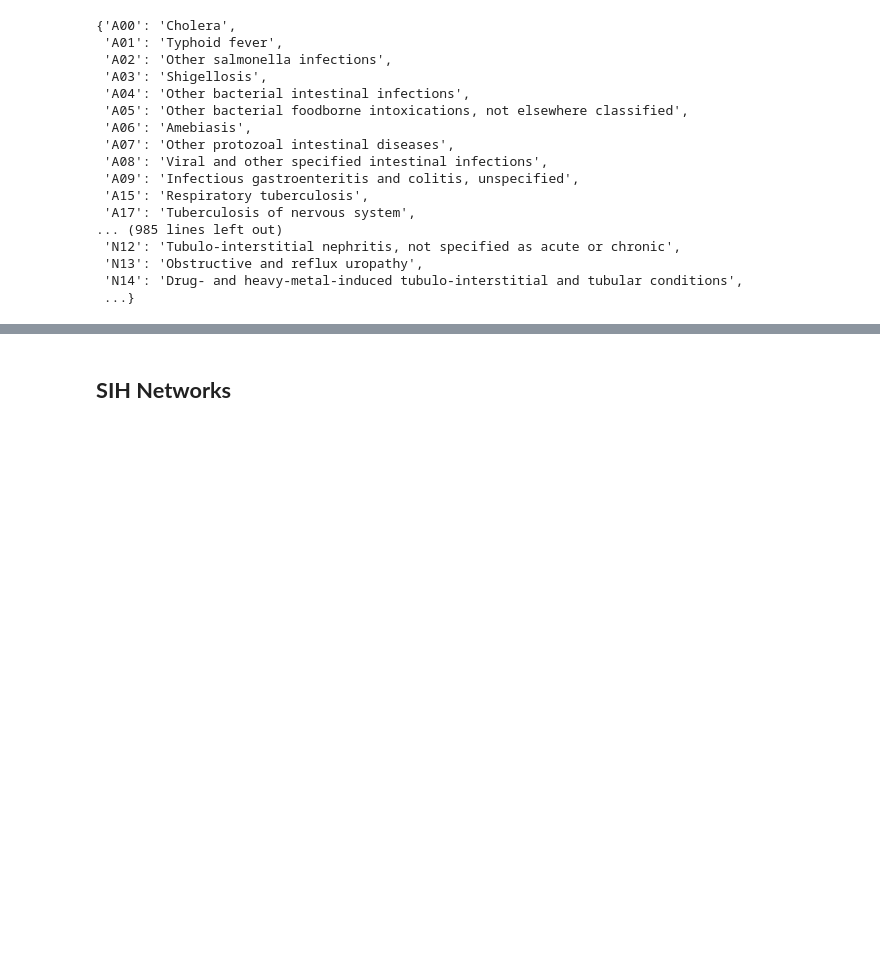
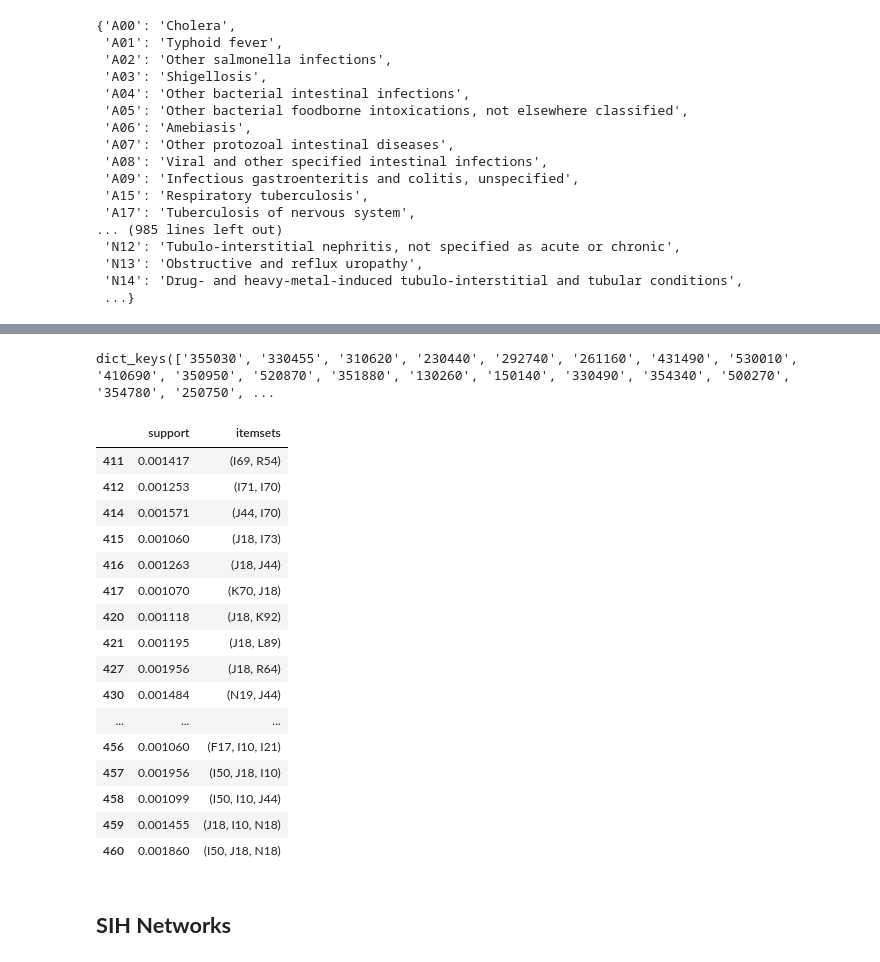
Before and after one commit to humbertocarmona/pyopensus, a Jupyter notebook: notebooks/preliminar.ipynb, the cells around one changed output, grey strips where cells are left out. Saved outputs shown, nothing was run; the diff lists cells and outputs as text; code cells hidden in the pictures; blank space fills up the shorter version.

Commit message:
updt preliminar apriori

```diff
--- a/notebooks/preliminar.ipynb
+++ b/notebooks/preliminar.ipynb
@@ -459,0 +420,14 @@ res
+# %%
+def format_column(sim_df, col):
+    subset_df = sim_df[col].copy()
+    subset_lst = subset_df.apply(lambda x: list(x), axis=1).tolist()
+    formatted_rows = []
+    for current_list in subset_lst:
+        new_el = []
+        for element in current_list:
+            if pd.notna(element):
+                cur = [ el for el in element.strip().split("*") if el!='' ]
+                new_el += cur
+        formatted_rows.append([ el[:3] for el in  new_el ] )
+    formatted_rows = [ elem for elem in formatted_rows if elem ]
+    return formatted_rows
@@ -460,3 +489,51 @@ res
+# %%
+df_temp = df[(pd.notna(df["LINHAII"]))].copy()
+count_mun = df_temp["CODMUNRES"].value_counts().reset_index()
+list_of_mun = count_mun[count_mun['count']>=100]["CODMUNRES"]
+df_temp = df_temp[df_temp["CODMUNRES"].isin(list_of_mun)]
+#rows_linha2 = format_column(df_temp, ["CAUSABAS", "LINHAII"])
+# %%
+mun_lists = dict()
+
+for mun in list_of_mun:
+    filter_df = df_temp[df_temp["CODMUNRES"]==mun].copy()
+    fmt_cause = format_column(filter_df, ["CAUSABAS", "LINHAII"])
+    mun_lists.update({mun: fmt_cause})
+# %%
+mun_apriori = dict()
+
+for mun in list_of_mun:
+    copresences_mun = mun_lists[mun]
+    te = TransactionEncoder()
+    te_ary = te.fit(copresences_mun).transform(copresences_mun)
+    temp_df = pd.DataFrame(te_ary, columns=te.columns_)
+    res = apriori(temp_df, min_support=0.001, use_colnames=True)
+    mun_apriori.update({mun: res})
+# %%
+mun_apriori.keys()
+# %% [output]
+dict_keys(['355030', '330455', '310620', '230440', '292740', '261160', '431490', '530010', '410690', '350950', '520870', '351880', '130260', '150140', '330490', '354340', '500270', '354780', '250750', ...
+# %%
+ex = mun_apriori['355030']
+ex[ex["support"]<=0.002][-30:]
+# %% [output]
+|  | support | itemsets |
+| 411 | 0.001417 | (I69, R54) |
+| 412 | 0.001253 | (I71, I70) |
+| 414 | 0.001571 | (J44, I70) |
+| 415 | 0.001060 | (J18, I73) |
+| 416 | 0.001263 | (J18, J44) |
+| 417 | 0.001070 | (K70, J18) |
+| 420 | 0.001118 | (J18, K92) |
+| 421 | 0.001195 | (J18, L89) |
+| 427 | 0.001956 | (J18, R64) |
+| 430 | 0.001484 | (N19, J44) |
+| ... | ... | ... |
+| 456 | 0.001060 | (F17, I10, I21) |
+| 457 | 0.001956 | (I50, J18, I10) |
+| 458 | 0.001099 | (I50, I10, J44) |
+| 459 | 0.001455 | (J18, I10, N18) |
+| 460 | 0.001860 | (I50, J18, N18) |
 # %% [markdown]
 ## **SIH Networks**
 # %%
```
Also changed, not shown: parts of 13 cells of this notebook.
